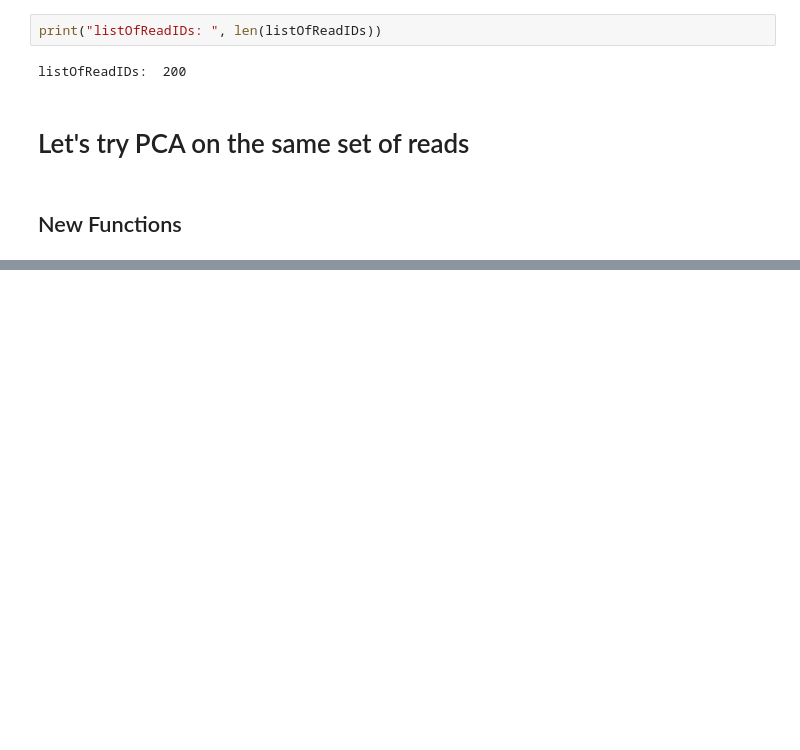
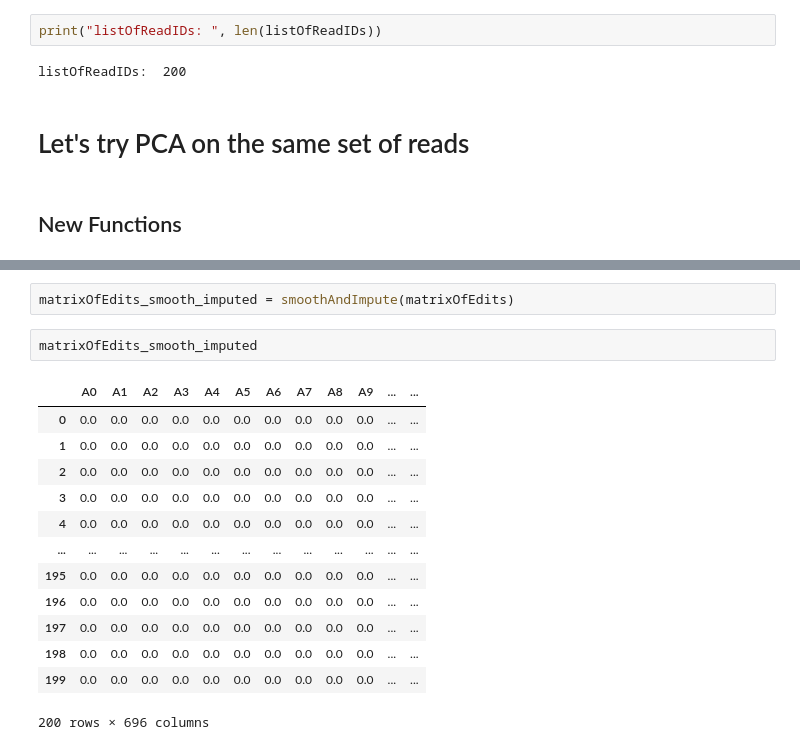
Before and after one commit to lihetran/mRNP_Shadowing, a Jupyter notebook: scripts/260204_MCA_PCA_Testing.ipynb, the cells around one changed output, grey strips where cells are left out. Saved outputs shown, nothing was run; the diff lists cells and outputs as text; blank space fills up the shorter version.

```diff
--- a/scripts/260204_MCA_PCA_Testing.ipynb
+++ b/scripts/260204_MCA_PCA_Testing.ipynb
@@ -372,0 +517,18 @@ def formatForPCA(dataDict,numReads,minEditFreq):
+# %%
+matrixOfEdits_smooth_imputed = smoothAndImpute(matrixOfEdits)
+# %%
+matrixOfEdits_smooth_imputed
+# %% [output]
+|  | A0 | A1 | A2 | A3 | A4 | A5 | A6 | A7 | A8 | A9 | ... | ... |
+| 0 | 0.0 | 0.0 | 0.0 | 0.0 | 0.0 | 0.0 | 0.0 | 0.0 | 0.0 | 0.0 | ... | ... |
+| 1 | 0.0 | 0.0 | 0.0 | 0.0 | 0.0 | 0.0 | 0.0 | 0.0 | 0.0 | 0.0 | ... | ... |
+| 2 | 0.0 | 0.0 | 0.0 | 0.0 | 0.0 | 0.0 | 0.0 | 0.0 | 0.0 | 0.0 | ... | ... |
+| 3 | 0.0 | 0.0 | 0.0 | 0.0 | 0.0 | 0.0 | 0.0 | 0.0 | 0.0 | 0.0 | ... | ... |
+| 4 | 0.0 | 0.0 | 0.0 | 0.0 | 0.0 | 0.0 | 0.0 | 0.0 | 0.0 | 0.0 | ... | ... |
+| ... | ... | ... | ... | ... | ... | ... | ... | ... | ... | ... | ... | ... |
+| 195 | 0.0 | 0.0 | 0.0 | 0.0 | 0.0 | 0.0 | 0.0 | 0.0 | 0.0 | 0.0 | ... | ... |
+| 196 | 0.0 | 0.0 | 0.0 | 0.0 | 0.0 | 0.0 | 0.0 | 0.0 | 0.0 | 0.0 | ... | ... |
+| 197 | 0.0 | 0.0 | 0.0 | 0.0 | 0.0 | 0.0 | 0.0 | 0.0 | 0.0 | 0.0 | ... | ... |
+| 198 | 0.0 | 0.0 | 0.0 | 0.0 | 0.0 | 0.0 | 0.0 | 0.0 | 0.0 | 0.0 | ... | ... |
+| 199 | 0.0 | 0.0 | 0.0 | 0.0 | 0.0 | 0.0 | 0.0 | 0.0 | 0.0 | 0.0 | ... | ... |
+200 rows × 696 columns
```
Also changed, not shown: parts of 4 cells of this notebook.
